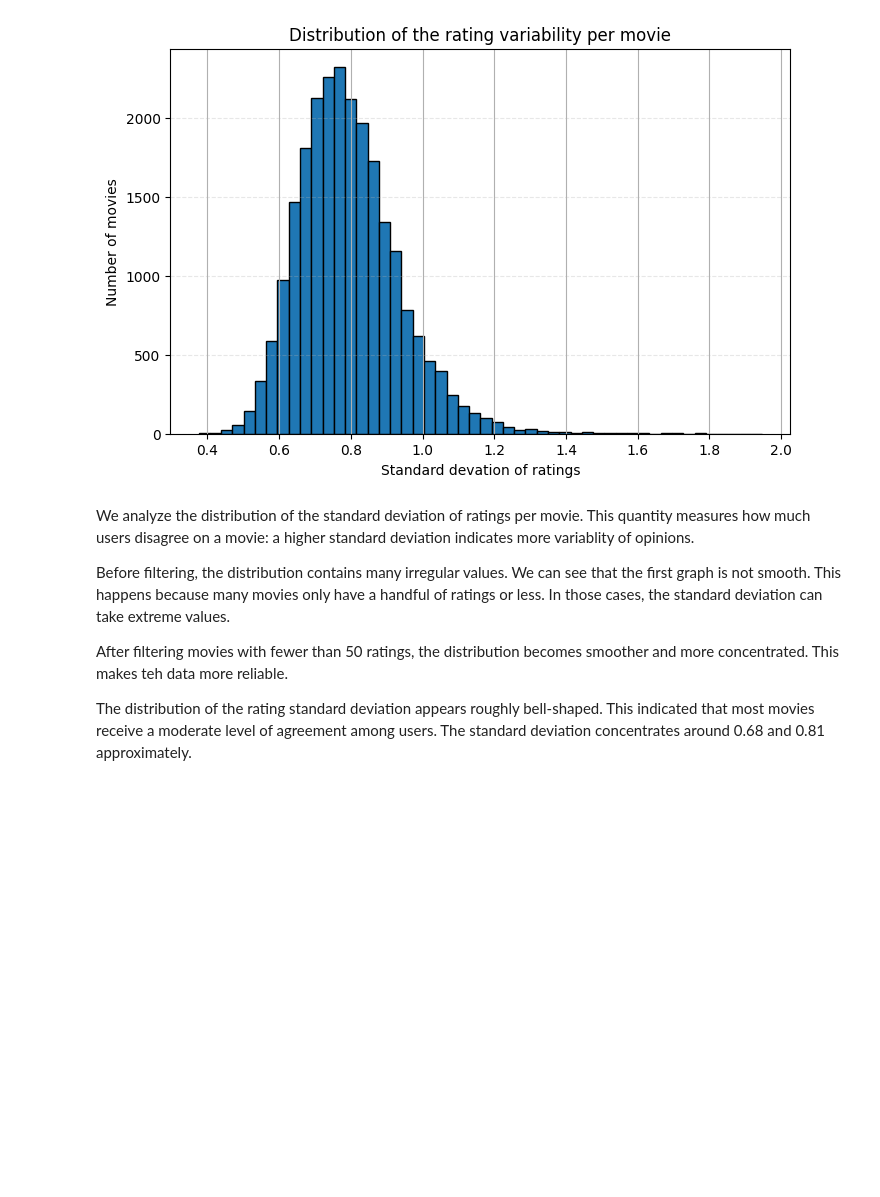
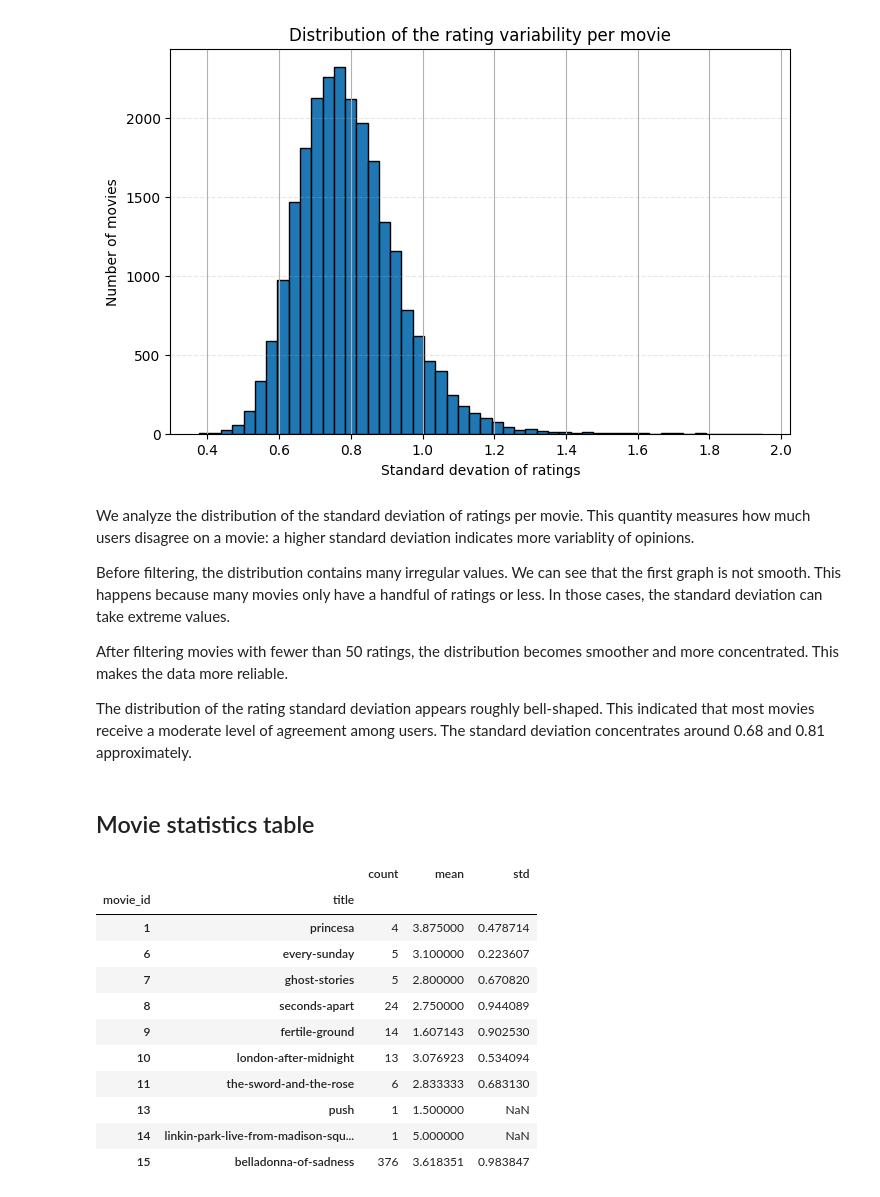
Before and after one commit to vishiblue/letterboxd-data-project, a Jupyter notebook: notebooks/01_data_loading.ipynb, the cells around one changed output. Saved outputs shown, nothing was run; the diff lists cells and outputs as text; code cells hidden in the pictures; blank space fills up the shorter version.

```diff
--- a/notebooks/01_data_loading.ipynb
+++ b/notebooks/01_data_loading.ipynb
@@ -406,6 +406,24 @@ We analyze the distribution of the standard deviation of ratings per movie. This
 
 Before filtering, the distribution contains many irregular values. We can see that the first graph is not smooth. This happens because many movies only have a handful of ratings or less. In those cases, the standard deviation can take extreme values.
 
-After filtering movies with fewer than 50 ratings, the distribution becomes smoother and more concentrated. This makes teh data more reliable.
+After filtering movies with fewer than 50 ratings, the distribution becomes smoother and more concentrated. This makes the data more reliable.
 
 The distribution of the rating standard deviation appears roughly bell-shaped. This indicated that most movies receive a moderate level of agreement among users. The standard deviation concentrates around 0.68 and 0.81 approximately.
+# %% [markdown]
+## Movie statistics table
+# %%
+movie_stats=ratings.groupby(["movie_id", "title"])["rating"].agg(["count", "mean", "std"])
+movie_stats.head(10)
+# %% [output]
+|  |  | count | mean | std |
+| movie_id | title |  |  |  |
+| 1 | princesa | 4 | 3.875000 | 0.478714 |
+| 6 | every-sunday | 5 | 3.100000 | 0.223607 |
+| 7 | ghost-stories | 5 | 2.800000 | 0.670820 |
+| 8 | seconds-apart | 24 | 2.750000 | 0.944089 |
+| 9 | fertile-ground | 14 | 1.607143 | 0.902530 |
+| 10 | london-after-midnight | 13 | 3.076923 | 0.534094 |
+| 11 | the-sword-and-the-rose | 6 | 2.833333 | 0.683130 |
+| 13 | push | 1 | 1.500000 | NaN |
+| 14 | linkin-park-live-from-madison-squ... | 1 | 5.000000 | NaN |
+| 15 | belladonna-of-sadness | 376 | 3.618351 | 0.983847 |
```
Also changed, not shown: parts of 9 cells of this notebook.
